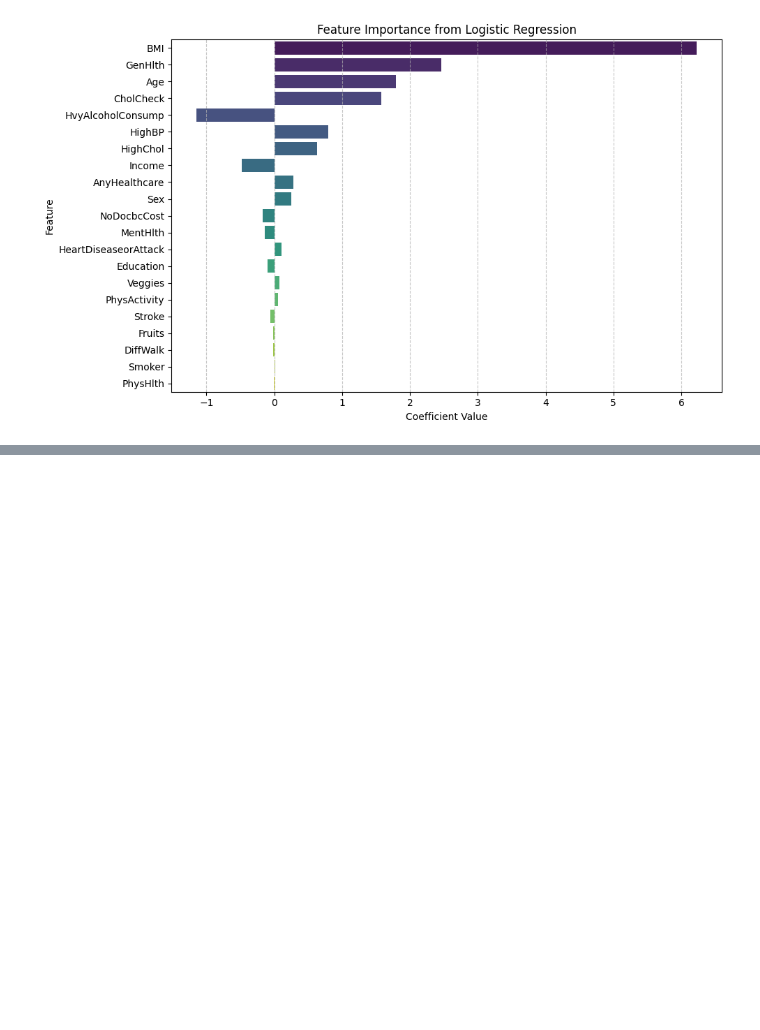
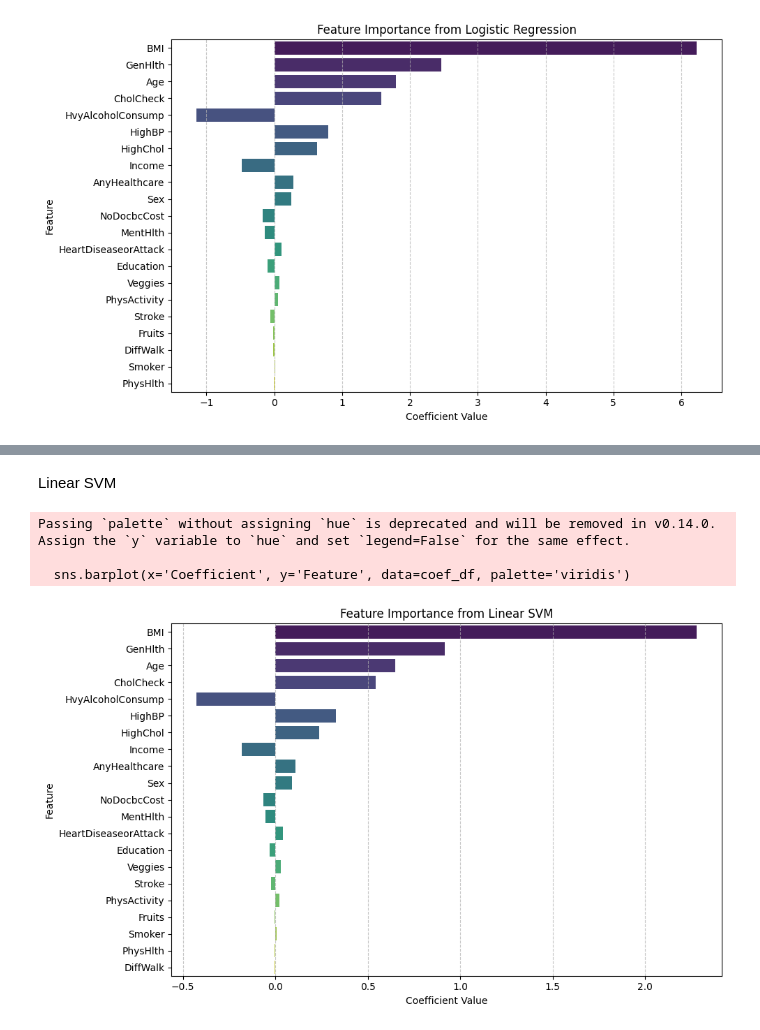
Before and after one commit to ApplePot/fyp, a Jupyter notebook: main_final.ipynb, the cells around one changed output, grey strips where cells are left out. Saved outputs shown, nothing was run; the diff lists cells and outputs as text; code cells hidden in the pictures; blank space fills up the shorter version.

```diff
--- a/main_final.ipynb
+++ b/main_final.ipynb
@@ -423,0 +491,29 @@ shap.summary_plot(shap_values, X_train, plot_type="bar", max_display=10)
+# %% [markdown]
+Linear SVM
+# %%
+# Flatten the coefficients array if it is multi-dimensional
+coef_array = models['SVM'].coef_.flatten()
+
+# Map coefficients to feature names
+coef_dict = {feature: coef for feature, coef in zip(feature_names, coef_array)}
+
+# Sort the coefficients by their absolute values
+coef_dict = dict(sorted(coef_dict.items(), key=lambda item: abs(item[1]), reverse=True))
+
+# Create a DataFrame for visualization
+coef_df = pd.DataFrame(coef_dict.items(), columns=['Feature', 'Coefficient'])
+
+# Plot the coefficients
+plt.figure(figsize=(10, 6))
+sns.barplot(x='Coefficient', y='Feature', data=coef_df, palette='viridis')
+plt.title('Feature Importance from Linear SVM')
+plt.xlabel('Coefficient Value')
+plt.ylabel('Feature')
+plt.grid(axis='x', linestyle='--', alpha=0.7)
+plt.tight_layout()
+plt.show()
+# %% [output]
+Passing `palette` without assigning `hue` is deprecated and will be removed in v0.14.0. Assign the `y` variable to `hue` and set `legend=False` for the same effect.
+
+  sns.barplot(x='Coefficient', y='Feature', data=coef_df, palette='viridis')
+[figure, added]
```
Also changed, not shown: parts of 32 cells of this notebook.
